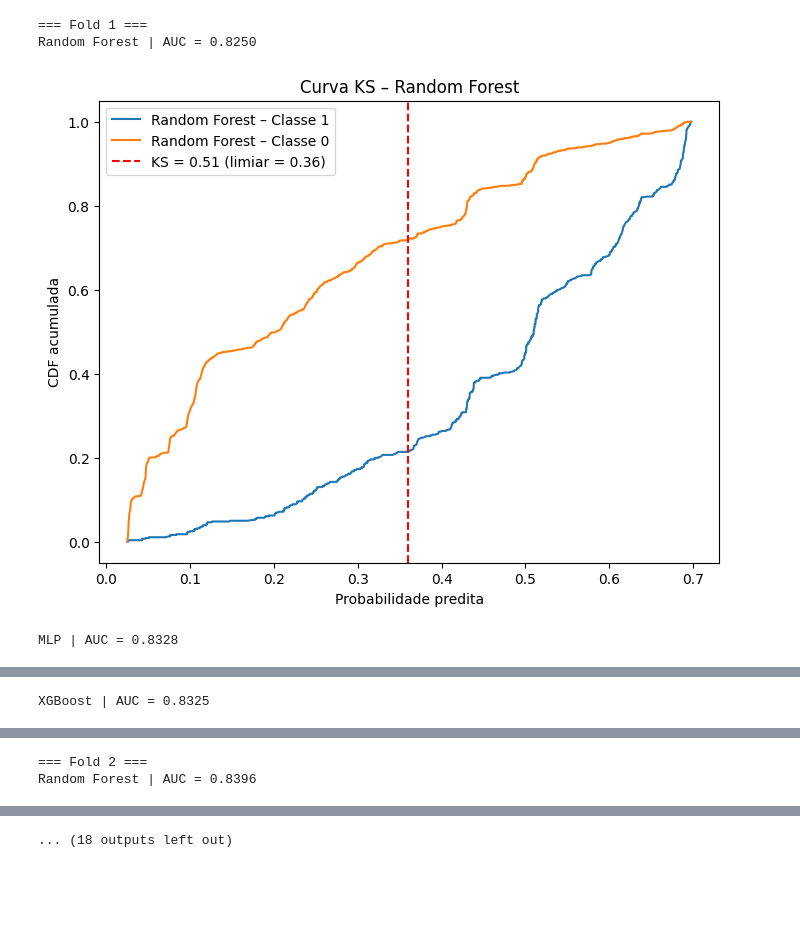
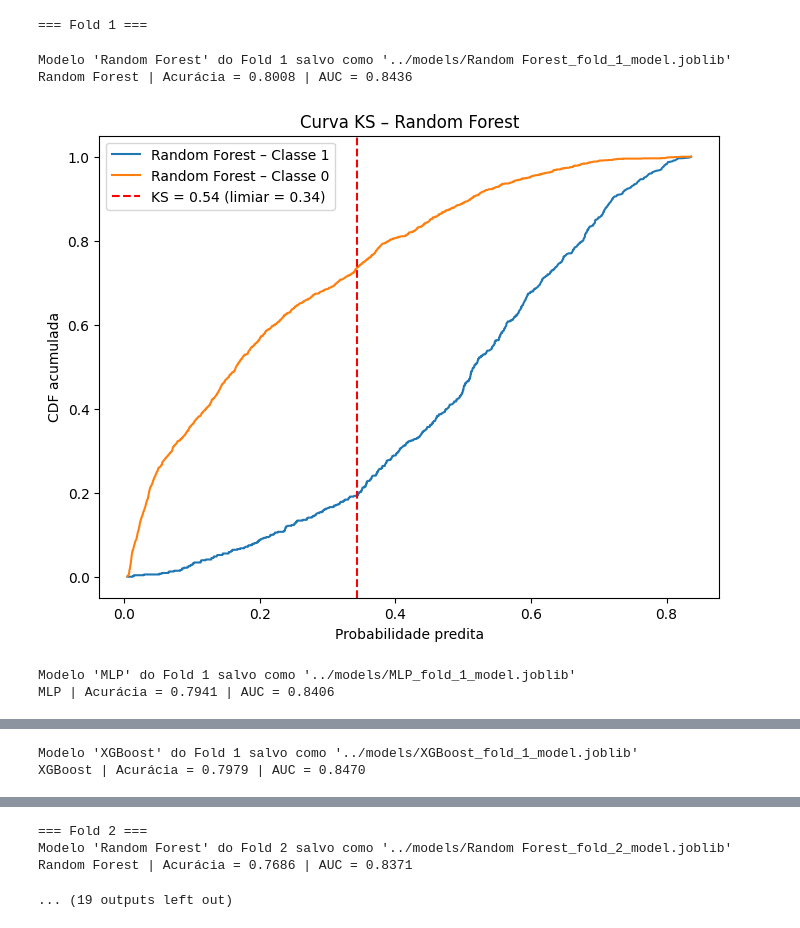
Before and after one commit to duckdogersxd/projeto_churn, a Jupyter notebook: notebooks/03_model_training.ipynb, the cells around one changed output, grey strips where cells are left out. Drawn from its saved outputs; the diff is of its cells as text; code cells hidden in the pictures; blank space fills up the shorter version.

```diff
--- a/notebooks/03_model_training.ipynb
+++ b/notebooks/03_model_training.ipynb
@@ -17,7 +20,7 @@ import optuna
 # %%
-df_train = pd.read_csv('../data/fold1.csv')
-df_val = pd.read_csv('../data/fold2.csv')
-df_test = pd.read_csv('../data/fold3.csv')
+df_train = pd.read_csv('../data/fold1_no_scale.csv')
+df_val = pd.read_csv('../data/fold2_no_scale.csv')
+df_test = pd.read_csv('../data/fold3_no_scale.csv')
 # %%
 TARGET = "Churn"
 
@@ -212,3 +174,7 @@ xgb → :best_params: {'n_estimators': 130, 'max_depth': 2, 'learning_rate': 0.0
+# %%
+best_rf_params = {'n_estimators': 181, 'max_depth': 80, 'min_samples_split': 9, 'min_samples_leaf': 10, 'max_features': 0.14433895866314056, 'bootstrap': True, 'criterion': 'gini'}
+best_mlp_params = {'hidden_layer_sizes': (50,), 'activation': 'relu', 'solver': 'adam', 'alpha': 0.00014922136338028723, 'learning_rate_init': 0.0013999067855568553, 'batch_size': 'auto', 'max_iter': 1000, 'momentum': 0.9079471829305951, 'learning_rate': 'constant', 'tol': 0.00279005126458061}
+best_xgb_params = {'n_estimators': 300, 'max_depth': 3, 'learning_rate': 0.06394426113769631, 'gamma': 4.250873077353954, 'subsample': 0.8098870915836598, 'colsample_bytree': 0.8381743726836992, 'reg_alpha': 0.001466473948922872, 'reg_lambda': 0.002877321235259522}
 # %%
 # best_rf_params = {'n_estimators': 132, 'max_depth': 3, 'min_samples_split': 8, 'min_samples_leaf': 3, 'max_features': 0.22290137215315986, 'bootstrap': True, 'criterion': 'entropy'}
 # best_mlp_params = {'hidden_layer_sizes': (100, 50), 'activation': 'tanh', 'solver': 'adam', 'alpha': 9.378890046495715e-05, 'learning_rate_init': 9.351095668258579e-06, 'batch_size': 16, 'max_iter': 1500, 'momentum': 0.7731362527089873, 'learning_rate': 'invscaling', 'tol': 4.0359613960011186e-05}
@@ -222,6 +188,9 @@ xgb → :best_params: {'n_estimators': 130, 'max_depth': 2, 'learning_rate': 0.0
 #  'reg_lambda': 0.0011747913628717445}
 # %%
 # Função para plotar a curva KS de um modelo
+import os
+
+
 def plot_ks(probabilities, y_true, model_name):
     """
     Plota a curva KS para um modelo.
@@ -294,6 +263,11 @@ folds = [
     }
 ]
 
+# --- Configuração para salvar os modelos ---
+SAVE_DIR = '../models/' # Nome da pasta onde os modelos serão salvos
+os.makedirs(SAVE_DIR, exist_ok=True) # Cria a pasta se ela não existir. exist_ok=True evita erro se a pasta já existe.
+# ------------------------------------------
+
 for i, fold in enumerate(folds, start=1):
     X_tr = fold["X_train"]
     y_tr = fold["y_train"].squeeze().values.ravel()
@@ -307,38 +281,51 @@ for i, fold in enumerate(folds, start=1):
     for name, model in models.items():
         model.fit(X_tr, y_tr)
 
+        # Nome base do arquivo para o modelo e fold
+        base_filename = f'{name}_fold_{i}_model.joblib'
+        # Junta o diretório com o nome do arquivo
+        full_path = os.path.join(SAVE_DIR, base_filename)
+
+        # Salvar o modelo treinado para este fold no diretório especificado
+        joblib.dump(model, full_path)
+        print(f"Modelo '{name}' do Fold {i} salvo como '{full_path}'")
+
         y_pred  = model.predict(X_te)
         y_proba = model.predict_proba(X_te)[:, 1]
+
+        accuracy = accuracy_score(y_te, y_pred)
 
         fpr, tpr, _ = roc_curve(y_te, y_proba, pos_label=1)
         roc_auc = auc(fpr, tpr)
         roc_data[name] = (fpr, tpr, roc_auc)
 
-        print(f"{name} | AUC = {roc_auc:.4f}")
+        print(f"{name} | Acurácia = {accuracy:.4f} | AUC = {roc_auc:.4f}") # Adicionado Acurácia na saída
 
         plot_ks(y_proba, y_te, name)
 
         cm = confusion_matrix(y_te, y_pred, labels=[0,1])
         cm_data[name] = cm
 
     plt.figure(figsize=(8,6))
     for name, (fpr, tpr, auc_) in roc_data.items():
         plt.plot(fpr, tpr, label=f"{name} (AUC={auc_:.4f})")
     plt.plot([0,1], [0,1], 'k--', label="Baseline")
     plt.title(f"Curva ROC – Fold {i}")
     plt.xlabel("FPR"); plt.ylabel("TPR")
     plt.legend(loc="lower right")
     plt.show()
 
     for name, cm in cm_data.items():
         fig, ax = plt.subplots()
         disp = ConfusionMatrixDisplay(confusion_matrix=cm, display_labels=[0,1])
         disp.plot(ax=ax)
         ax.set_title(f"Matriz de Confusão – {name} (Fold {i})")
         plt.xlabel("Predito"); plt.ylabel("Verdadeiro")
         plt.show()
 # %% [output]
 === Fold 1 ===
-Random Forest | AUC = 0.8250
+Modelo 'Random Forest' do Fold 1 salvo como '../models/Random Forest_fold_1_model.joblib'
+Random Forest | Acurácia = 0.8008 | AUC = 0.8436
-[figure, old version]
+[figure, new version]
-MLP | AUC = 0.8328
+Modelo 'MLP' do Fold 1 salvo como '../models/MLP_fold_1_model.joblib'
+MLP | Acurácia = 0.7941 | AUC = 0.8406
@@ -346 +333,2 @@ MLP | AUC = 0.8328
-XGBoost | AUC = 0.8325
+Modelo 'XGBoost' do Fold 1 salvo como '../models/XGBoost_fold_1_model.joblib'
+XGBoost | Acurácia = 0.7979 | AUC = 0.8470
@@ -352,2 +339,0 @@ XGBoost | AUC = 0.8325
-=== Fold 2 ===
-Random Forest | AUC = 0.8396
@@ -355 +340,4 @@ Random Forest | AUC = 0.8396
-... (18 outputs left out)
+=== Fold 2 ===
+Modelo 'Random Forest' do Fold 2 salvo como '../models/Random Forest_fold_2_model.joblib'
+Random Forest | Acurácia = 0.7686 | AUC = 0.8371
+... (19 outputs left out)
```
Also changed, not shown: parts of 9 cells of this notebook, 19 other files.
